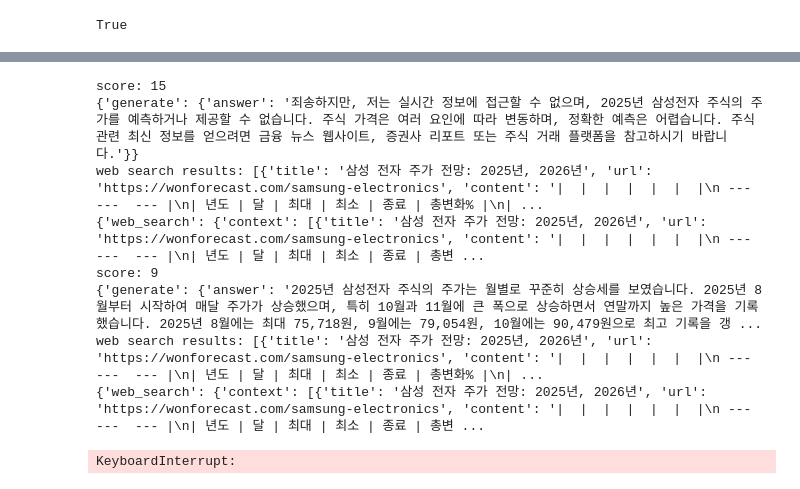
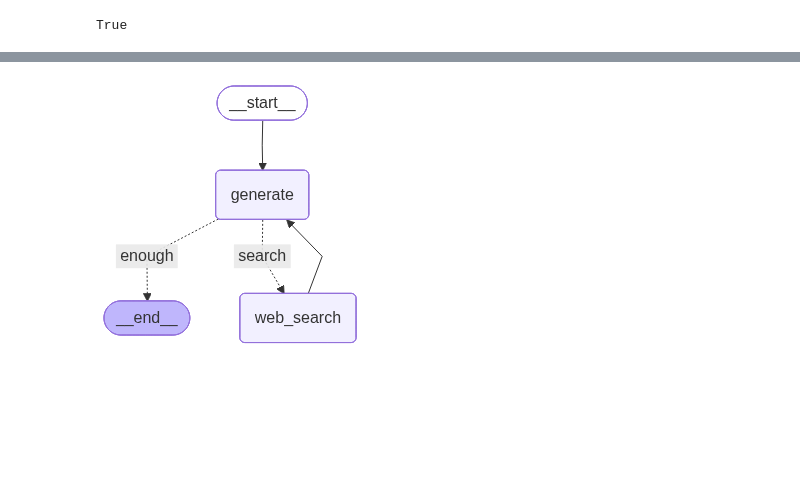
Before and after one commit to twoLoop-40/invest-with-langgraph, a Jupyter notebook: notebooks/2 web_search.ipynb, the cells around one changed output, grey strips where cells are left out. Drawn from its saved outputs; the diff is of its cells as text; code cells hidden in the pictures; blank space fills up the shorter version.

```diff
--- a/notebooks/2 web_search.ipynb
+++ b/notebooks/2 web_search.ipynb
@@ -6,7 +15,8 @@ load_dotenv()
 # %% [output]
 True
 # %%
+# LLM 초기화 (수정: gpt-4o-mini로 변경)
 from langchain_openai import ChatOpenAI
 
-llm = ChatOpenAI(model="gpt-4o")
+llm = ChatOpenAI(model="gpt-4o-mini", temperature=0)
 # %%
@@ -151,13 +286,27 @@ graph_builder.add_node("web_search", web_search)
 # %%
+# 그래프 구성
 from langgraph.graph import START, END
 
+# 노드 추가
+graph_builder.add_node("generate", generate)
+graph_builder.add_node("web_search", web_search)
+
+# 엣지 추가
 graph_builder.add_edge(START, "generate")
+
+# 조건부 엣지: generate → qa_eval → enough/search/max_reached
 graph_builder.add_conditional_edges(
     'generate',
     qa_eval,
     {
-        'enough': END,
-        'search': 'web_search'
+        'enough': END,           # 충분한 답변 → 종료
+        'search': 'web_search',  # 검색 필요 → 웹 검색
+        'max_reached': END       # 최대 반복 도달 → 종료
     }
 )
+
+# 웹 검색 → 다시 답변 생성
 graph_builder.add_edge("web_search", "generate")
+
+# 그래프 컴파일
+graph = graph_builder.compile()
@@ -174,22 +313,15 @@ display(Image(graph.get_graph().draw_mermaid_png()))
-# %%
-from pprint import pprint
-
-initial_state = {
-    'query': '2025년 삼성전자 주식의 주가를 요약해줘 주가를 잘 모르면 인터넷에서 참고해줘',
-    'search_threshold': 18,
-    'count': 0
-}
-# graph.invoke(initial_state)
-# 스트림 모드
-for update in graph.stream(initial_state, stream_mode="updates"):
-    print(update)
-# %% [output]
-score: 15
-{'generate': {'answer': '죄송하지만, 저는 실시간 정보에 접근할 수 없으며, 2025년 삼성전자 주식의 주가를 예측하거나 제공할 수 없습니다. 주식 가격은 여러 요인에 따라 변동하며, 정확한 예측은 어렵습니다. 주식 관련 최신 정보를 얻으려면 금융 뉴스 웹사이트, 증권사 리포트 또는 주식 거래 플랫폼을 참고하시기 바랍니다.'}}
-web search results: [{'title': '삼성 전자 주가 전망: 2025년, 2026년', 'url': 'https://wonforecast.com/samsung-electronics', 'content': '|  |  |  |  |  |  |\n ---  ---  --- |\n| 년도 | 달 | 최대 | 최소 | 종료 | 총변화% |\n| ...
-{'web_search': {'context': [{'title': '삼성 전자 주가 전망: 2025년, 2026년', 'url': 'https://wonforecast.com/samsung-electronics', 'content': '|  |  |  |  |  |  |\n ---  ---  --- |\n| 년도 | 달 | 최대 | 최소 | 종료 | 총변 ...
-score: 9
-{'generate': {'answer': '2025년 삼성전자 주식의 주가는 월별로 꾸준히 상승세를 보였습니다. 2025년 8월부터 시작하여 매달 주가가 상승했으며, 특히 10월과 11월에 큰 폭으로 상승하면서 연말까지 높은 가격을 기록했습니다. 2025년 8월에는 최대 75,718원, 9월에는 79,054원, 10월에는 90,479원으로 최고 기록을 갱 ...
-web search results: [{'title': '삼성 전자 주가 전망: 2025년, 2026년', 'url': 'https://wonforecast.com/samsung-electronics', 'content': '|  |  |  |  |  |  |\n ---  ---  --- |\n| 년도 | 달 | 최대 | 최소 | 종료 | 총변화% |\n| ...
-{'web_search': {'context': [{'title': '삼성 전자 주가 전망: 2025년, 2026년', 'url': 'https://wonforecast.com/samsung-electronics', 'content': '|  |  |  |  |  |  |\n ---  ---  --- |\n| 년도 | 달 | 최대 | 최소 | 종료 | 총변 ...
-KeyboardInterrupt:
+# %%
+# 그래프 시각화
+from IPython.display import display, Image
+
+try:
+    display(Image(graph.get_graph().draw_mermaid_png()))
+except Exception as e:
+    print(f"그래프 시각화 실패: {e}")
+    print("텍스트로 그래프 구조 출력:")
+    print("START → generate → [qa_eval]")
+    print("  ├─ enough → END")
+    print("  ├─ search → web_search → generate")
+    print("  └─ max_reached → END")
+# %% [output]
+[figure, added]
```
Also changed, not shown: parts of 14 cells of this notebook.
